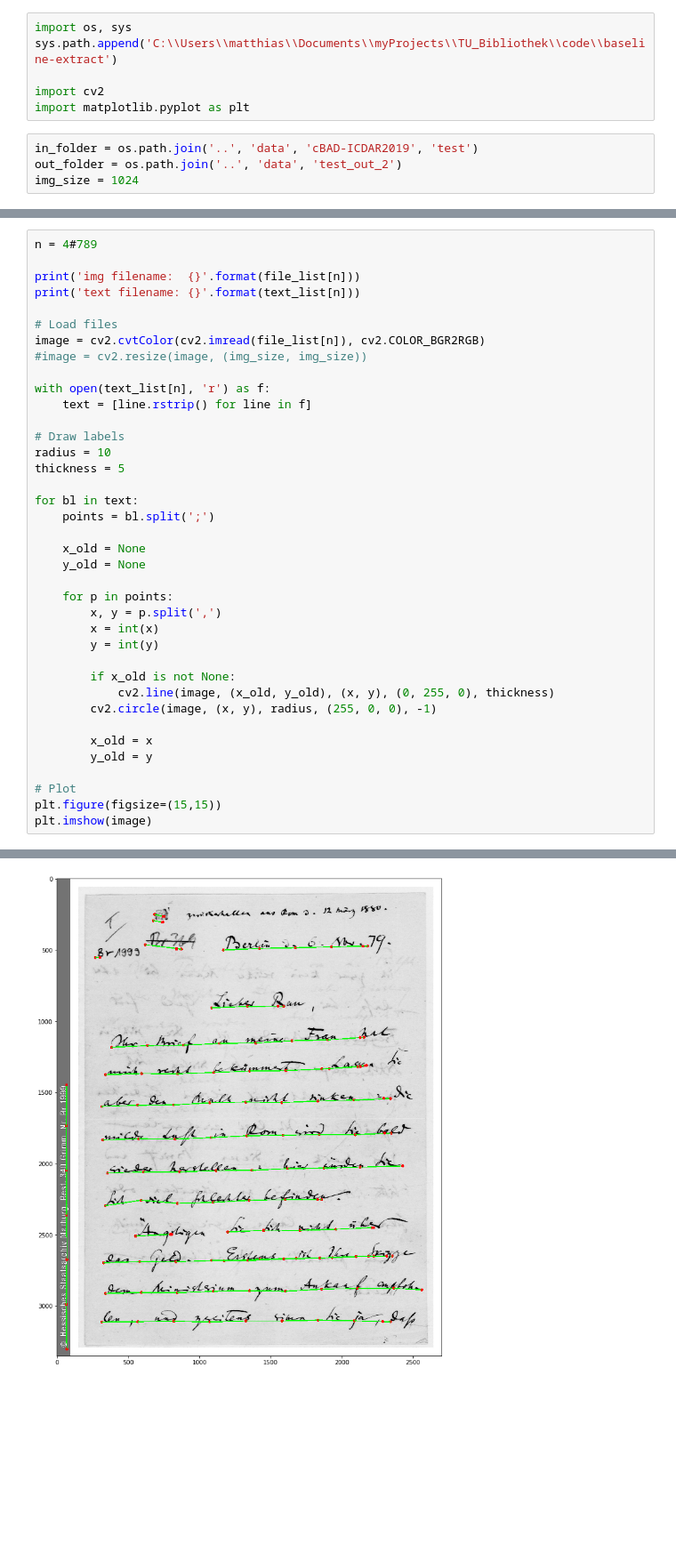
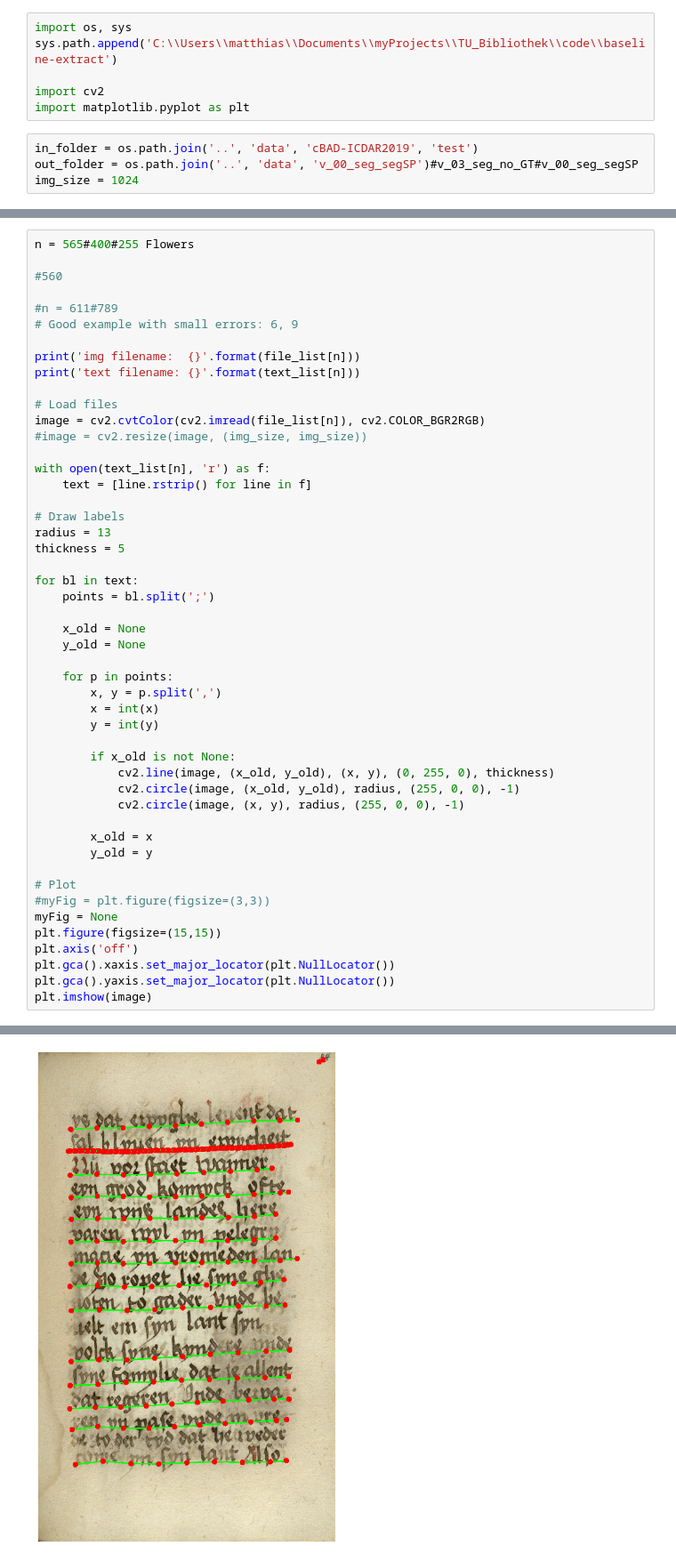
Before and after one commit to mwoedlinger/baseline-extract, a Jupyter notebook: demo/draw_prediction.ipynb, the cells around one changed output, grey strips where cells are left out. Shown at 89% size. Cells and saved outputs as stored; diff of their text form; blank space fills up the shorter version.

```diff
--- a/demo/draw_prediction.ipynb
+++ b/demo/draw_prediction.ipynb
@@ -6,7 +6,7 @@ import cv2
 import matplotlib.pyplot as plt
 # %%
 in_folder = os.path.join('..', 'data', 'cBAD-ICDAR2019', 'test')
-out_folder = os.path.join('..', 'data', 'test_out_2')
+out_folder = os.path.join('..', 'data', 'v_00_seg_segSP')#v_03_seg_no_GT#v_00_seg_segSP
 img_size = 1024
 # %%
 text_list = []
@@ -22,5 +24,10 @@ found 6 files.
 # %%
-n = 4#789
+n = 565#400#255 Flowers
+
+#560
+
+#n = 611#789
+# Good example with small errors: 6, 9
 
 print('img filename:  {}'.format(file_list[n]))
 print('text filename: {}'.format(text_list[n]))
@@ -33,7 +40,7 @@ with open(text_list[n], 'r') as f:
     text = [line.rstrip() for line in f]
 
 # Draw labels
-radius = 10
+radius = 13
 thickness = 5
 
 for bl in text:
@@ -49,12 +56,18 @@ for bl in text:
 
         if x_old is not None:
             cv2.line(image, (x_old, y_old), (x, y), (0, 255, 0), thickness)
-        cv2.circle(image, (x, y), radius, (255, 0, 0), -1)
+            cv2.circle(image, (x_old, y_old), radius, (255, 0, 0), -1)
+            cv2.circle(image, (x, y), radius, (255, 0, 0), -1)
 
         x_old = x
         y_old = y
 
 # Plot
+#myFig = plt.figure(figsize=(3,3))
+myFig = None
 plt.figure(figsize=(15,15))
+plt.axis('off')
+plt.gca().xaxis.set_major_locator(plt.NullLocator())
+plt.gca().yaxis.set_major_locator(plt.NullLocator())
 plt.imshow(image)
 # %% [output]
@@ -63,2 +76,2 @@ text filename: ..\data\test_out_2\cPAS-0011.txt
 <matplotlib.image.AxesImage at 0x...>
-[figure, old version]
+[figure, new version]
```
Also changed, not shown: parts of 9 cells of this notebook, 16 other files.
